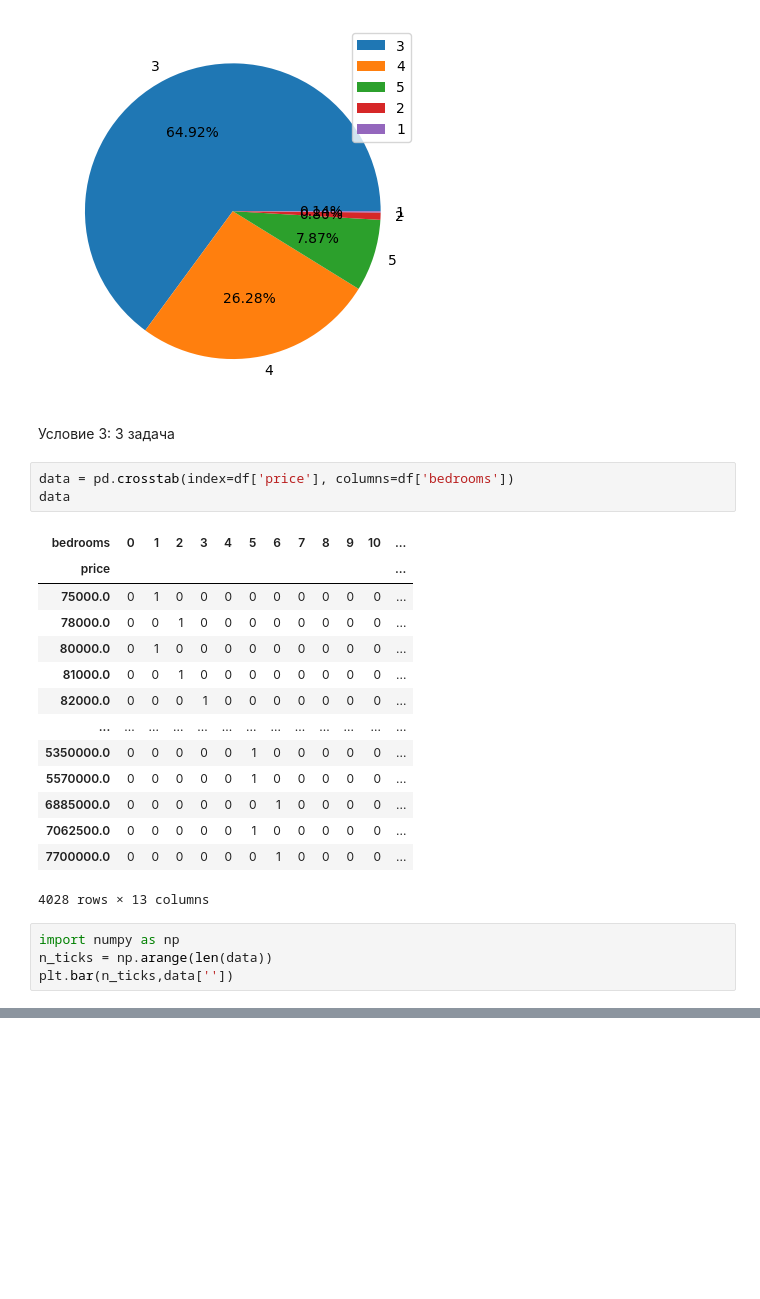
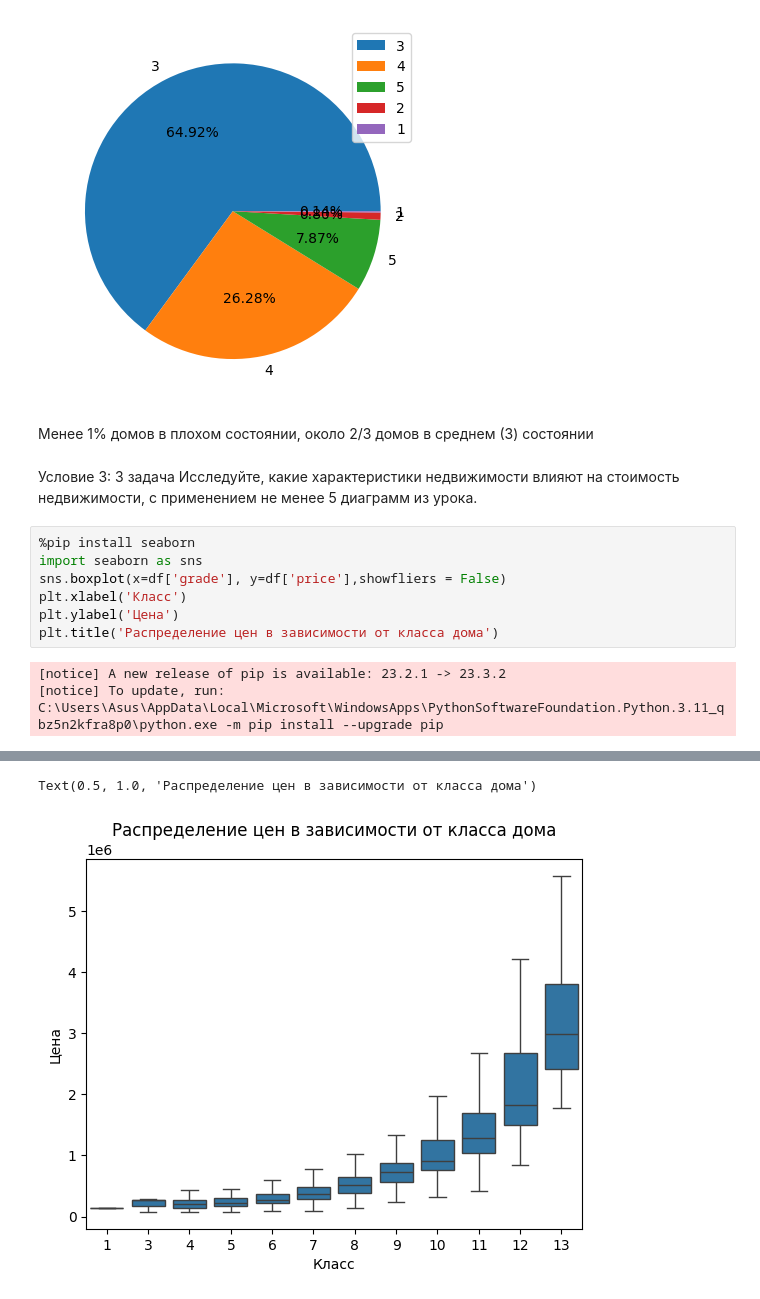
Before and after one commit to Iriska123/final_test_analitics, a Jupyter notebook: task.ipynb, the cells around one changed output, grey strips where cells are left out. Saved outputs shown, nothing was run; the diff lists cells and outputs as text; blank space fills up the shorter version.

```diff
--- a/task.ipynb
+++ b/task.ipynb
@@ -104,27 +140,18 @@ plt.legend(data.index)
 # %% [output]
 <matplotlib.legend.Legend at 0x...>
 [figure]
-# %% [markdown]
-Условие 3: 3 задача
-# %%
-data = pd.crosstab(index=df['price'], columns=df['bedrooms'])
-data
-# %% [output]
-| bedrooms | 0 | 1 | 2 | 3 | 4 | 5 | 6 | 7 | 8 | 9 | 10 | ... |
-| price |  |  |  |  |  |  |  |  |  |  |  | ... |
-| 75000.0 | 0 | 1 | 0 | 0 | 0 | 0 | 0 | 0 | 0 | 0 | 0 | ... |
-| 78000.0 | 0 | 0 | 1 | 0 | 0 | 0 | 0 | 0 | 0 | 0 | 0 | ... |
-| 80000.0 | 0 | 1 | 0 | 0 | 0 | 0 | 0 | 0 | 0 | 0 | 0 | ... |
-| 81000.0 | 0 | 0 | 1 | 0 | 0 | 0 | 0 | 0 | 0 | 0 | 0 | ... |
-| 82000.0 | 0 | 0 | 0 | 1 | 0 | 0 | 0 | 0 | 0 | 0 | 0 | ... |
-| ... | ... | ... | ... | ... | ... | ... | ... | ... | ... | ... | ... | ... |
-| 5350000.0 | 0 | 0 | 0 | 0 | 0 | 1 | 0 | 0 | 0 | 0 | 0 | ... |
-| 5570000.0 | 0 | 0 | 0 | 0 | 0 | 1 | 0 | 0 | 0 | 0 | 0 | ... |
-| 6885000.0 | 0 | 0 | 0 | 0 | 0 | 0 | 1 | 0 | 0 | 0 | 0 | ... |
-| 7062500.0 | 0 | 0 | 0 | 0 | 0 | 1 | 0 | 0 | 0 | 0 | 0 | ... |
-| 7700000.0 | 0 | 0 | 0 | 0 | 0 | 0 | 1 | 0 | 0 | 0 | 0 | ... |
-4028 rows × 13 columns
-# %%
-import numpy as np
-n_ticks = np.arange(len(data))
-plt.bar(n_ticks,data[''])
+# %% [markdown]
+Менее 1% домов в плохом состоянии, около 2/3 домов в среднем (3) состоянии
+# %% [markdown]
+Условие 3: 3 задача
+Исследуйте, какие характеристики недвижимости влияют на стоимость недвижимости, с применением не менее 5 диаграмм из урока.
+# %%
+%pip install seaborn
+import seaborn as sns
+sns.boxplot(x=df['grade'], y=df['price'],showfliers = False)
+plt.xlabel('Класс')
+plt.ylabel('Цена')
+plt.title('Распределение цен в зависимости от класса дома')
+# %% [output]
+[notice] A new release of pip is available: 23.2.1 -> 23.3.2
+[notice] To update, run: C:\Users\Asus\AppData\Local\Microsoft\WindowsApps\PythonSoftwareFoundation.Python.3.11_qbz5n2kfra8p0\python.exe -m pip install --upgrade pip
@@ -130,0 +173,2 @@ plt.bar(n_ticks,data[''])
+Text(0.5, 1.0, 'Распределение цен в зависимости от класса дома')
+[figure, added]
```
Also changed, not shown: parts of 20 cells of this notebook.
